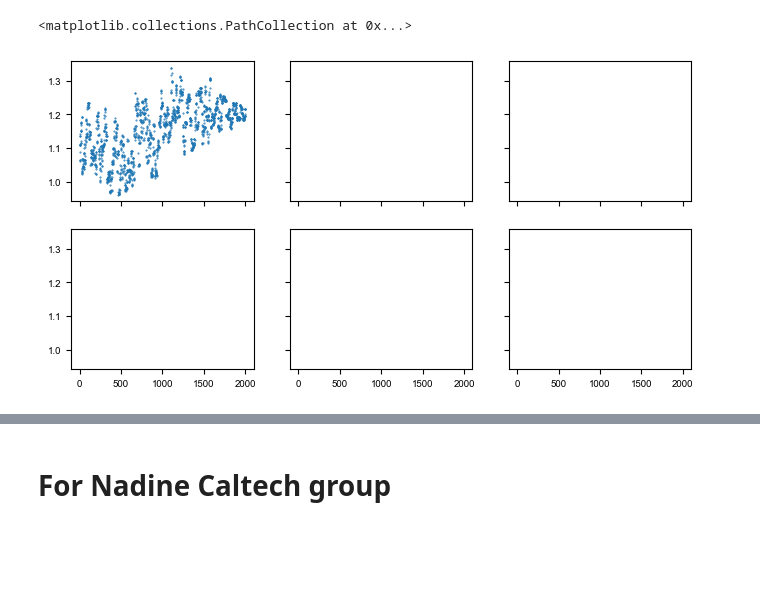
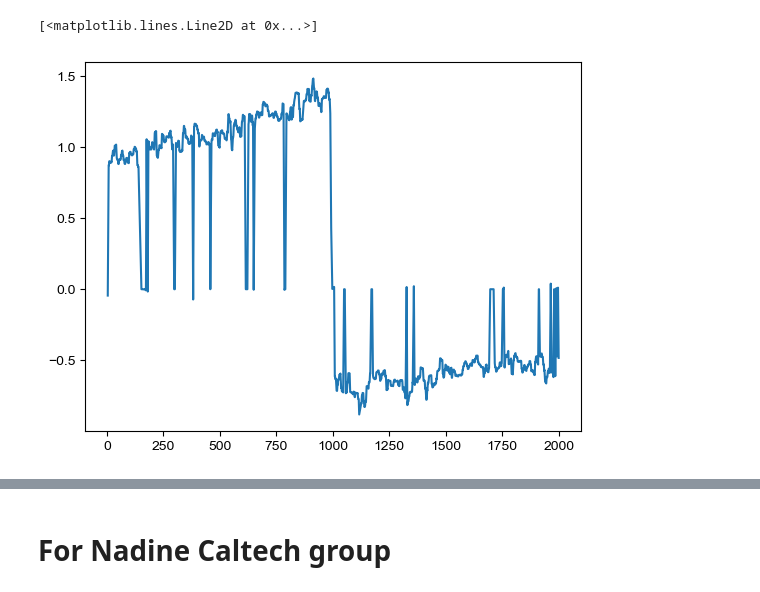
Before and after one commit to cehanagan/ImageryResources, a Jupyter notebook: Notebooks/GarlockProfileExtraction.ipynb, the cells around one changed output, grey strips where cells are left out. Drawn from its saved outputs; the diff is of its cells as text; code cells hidden in the pictures; blank space fills up the shorter version.

```diff
--- a/Notebooks/GarlockProfileExtraction.ipynb
+++ b/Notebooks/GarlockProfileExtraction.ipynb
@@ -55,21 +62,39 @@ savefolder = '/Volumes/Extreme Pro/Projects/Garlock/Deformation/ExampleProfiles/
 regionl = ['E','E','E','E','E']*3
 dirl = ['EW']*5+['NS']*5+['UD']*5
 labell = ['Modeled','Ortho','Ortho-Filt','DEM','DEM-Filt']*3
-imlist = ['/Users/chanagan/Library/CloudStorage/OneDrive-DOI/Projects/Garlock/Deformation/East/EastdX-rioEPSG4326.tif',
+imlist = ['/Volumes/Extreme Pro/Projects/Garlock/Deformation/East/EastdX-rioEPSG4326.tif',
         '/Volumes/Extreme Pro/Projects/Garlock/Deformation/East/micmac/EWDispStackedEPSG4326.tif',
         '/Volumes/Extreme Pro/Projects/Garlock/Deformation/East/micmac/EWDispStackedEPSG4326_bidenoise_filtered.tif',
         '/Volumes/Extreme Pro/Projects/Garlock/Deformation/East/micmac/defaultsMECdem/EWmicmacEPSG4326.tif',
         '/Volumes/Extreme Pro/Projects/Garlock/Deformation/East/micmac/defaultsMECdem/EWmicmacEPSG4326_bidenoise_filtered.tif',
         # East region, NS
-        '/Users/chanagan/Library/CloudStorage/OneDrive-DOI/Projects/Garlock/Deformation/East/EastdY-rioEPSG4326.tif',
+        '/Volumes/Extreme Pro/Projects/Garlock/Deformation/East/EastdY-rioEPSG4326.tif',
         '/Volumes/Extreme Pro/Projects/Garlock/Deformation/East/micmac/NSDispStackedEPSG4326.tif',
         '/Volumes/Extreme Pro/Projects/Garlock/Deformation/East/micmac/NSDispStackedEPSG4326_bidenoise_filtered.tif',
         '/Volumes/Extreme Pro/Projects/Garlock/Deformation/East/micmac/defaultsMECdem/NSmicmacEPSG4326.tif',
         '/Volumes/Extreme Pro/Projects/Garlock/Deformation/East/micmac/defaultsMECdem/NSmicmacEPSG4326_bidenoise_filtered.tif',
         # East region, UD
-        '/Users/chanagan/Library/CloudStorage/OneDrive-DOI/Projects/Garlock/Deformation/East/EastdZ-rioEPSG4326.tif',
+        '/Volumes/Extreme Pro/Projects/Garlock/Deformation/East/EastdZ-rio-x4EPSG4326.tif',
         '/Volumes/Extreme Pro/Projects/Garlock/Deformation/East/micmac/UDfromHDispStackedEPSG4326_bidenoise_filtered.tif',
         '/Volumes/Extreme Pro/Projects/Garlock/Deformation/East/micmac/UDfromHDispStackedEPSG4326_bidenoise_filtered_refiltered.tif',
         '/Volumes/Extreme Pro/Projects/Garlock/Deformation/East/micmac/defaultsMECdem/UDmicmacEPSG4326_bidenoise_filtered.tif',
         '/Volumes/Extreme Pro/Projects/Garlock/Deformation/East/micmac/defaultsMECdem/UDfromHdispStackedEPSG4326_bidenoise_filtered_refiltered.tif']
+
+corrlist = [None,
+        '/Volumes/Extreme Pro/Projects/Garlock/Deformation/East/micmac/CorrelStackedEPSG4326.tif',
+        '/Volumes/Extreme Pro/Projects/Garlock/Deformation/East/micmac/CorrelStackedEPSG4326.tif',
+        '/Volumes/Extreme Pro/Projects/Garlock/Deformation/East/micmac/defaultsMECdem/CorrelmicmacEPSG4326.tif',
+        '/Volumes/Extreme Pro/Projects/Garlock/Deformation/East/micmac/defaultsMECdem/CorrelmicmacEPSG4326.tif',
+        # East region, NS
+        None,
+        '/Volumes/Extreme Pro/Projects/Garlock/Deformation/East/micmac/CorrelStackedEPSG4326.tif',
+        '/Volumes/Extreme Pro/Projects/Garlock/Deformation/East/micmac/CorrelStackedEPSG4326.tif',
+        '/Volumes/Extreme Pro/Projects/Garlock/Deformation/East/micmac/defaultsMECdem/CorrelmicmacEPSG4326.tif',
+        '/Volumes/Extreme Pro/Projects/Garlock/Deformation/East/micmac/defaultsMECdem/CorrelmicmacEPSG4326.tif',
+        # East region, UD
+        None,
+        None,
+        None,
+        None,
+        None,]
 # %%
@@ -107,0 +138,7 @@ Error:
+# %%
+# Save profiles
+profile_list = []
+
+for i,image,region,direct,label in zip(np.arange(0,len(imlist)),imlist,regionl,dirl,labell):
+    for j in range(3):
+        profile_list.append(f'{savefolder}EastGarlock_{label}_{direct}_DispProfile_{j}.txt')
@@ -107,0 +271,8 @@ Error:
+# %%
+for profile_file in profile_list[3:4]:
+            dataset = next((key for key in dataset_styles if key+'_' in profile_file), None)
+            if dataset:
+                # Load profile data
+                data = pd.read_csv(profile_file)
+                x = np.arange(len(data))*0.5  # Assume points are sequential
+                y = data.val - data.val.mean()  # Displacement values
@@ -108 +294,6 @@ Error:
+# %%
+plt.plot(data.val[np.absolute(data.val.diff())<np.absolute(np.std(data.val.diff()))*0.2])
+# %% [output]
+[<matplotlib.lines.Line2D at 0x...>]
+[figure, added]
 # %%
@@ -112,13 +300,0 @@ file = '/Volumes/Extreme Pro/Projects/Garlock/Deformation/ExampleProfiles/'
-# %%
-# Plot the results
-fig, axes = plt.subplots(2, 3, figsize=(8,4), sharex=True, sharey=True)
-plt.rcParams['font.family'] = 'Arial'
-plt.rcParams['font.size'] = 7
-axes = axes.flatten()
-axes[0].scatter(np.arange(0,2001),tracks['Ortho']['EW'][0].val.values,s=0.2)
-axes[1].scatter(np.arange(0,2001),tracks['Ortho']['EW'][1].val.values,s=0.2)
-axes[2].scatter(np.arange(0,2001),tracks['Ortho']['EW'][2].val.values,s=0.2)
-plt.tight_layout(pad=0)
-# %% [output]
-<matplotlib.collections.PathCollection at 0x...>
-[figure, removed]
```
Also changed, not shown: parts of 11 cells of this notebook, 3 other files.
